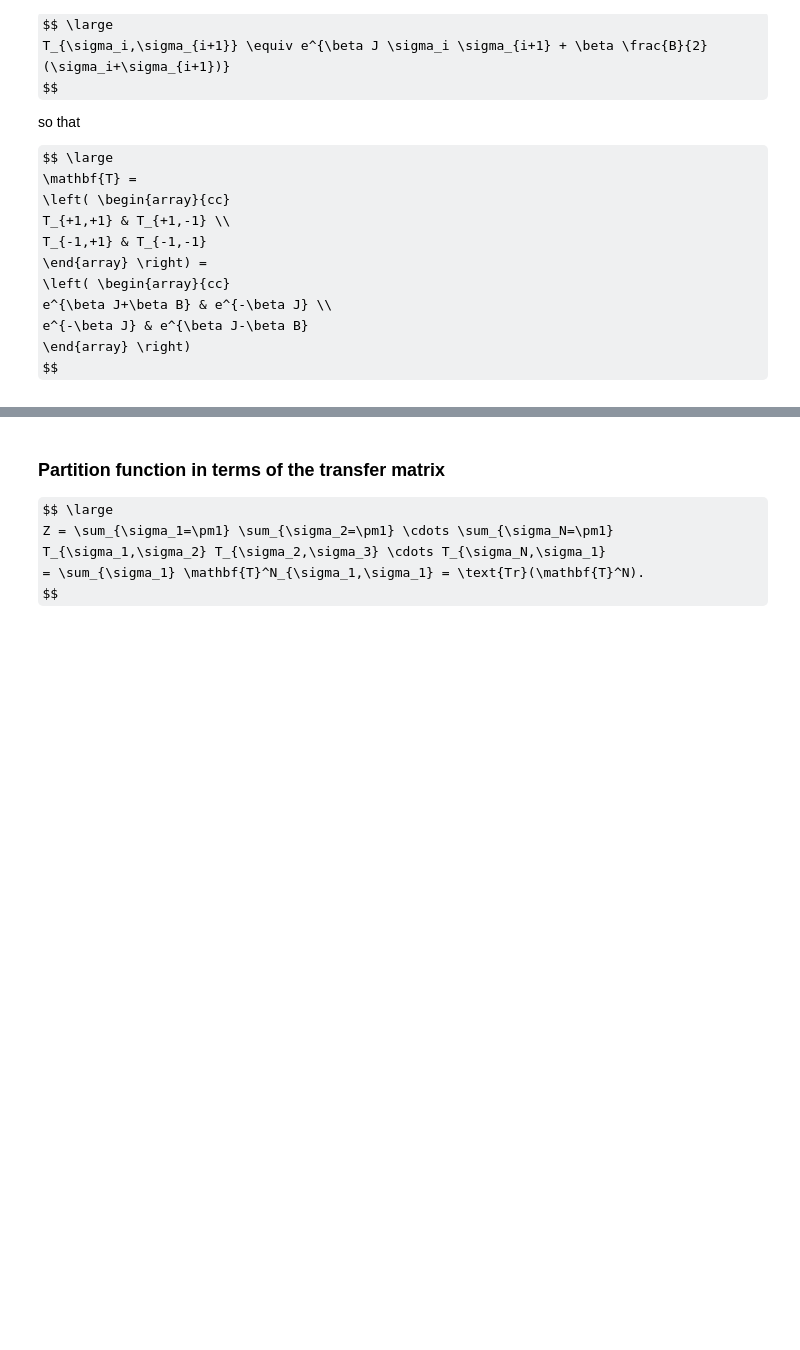
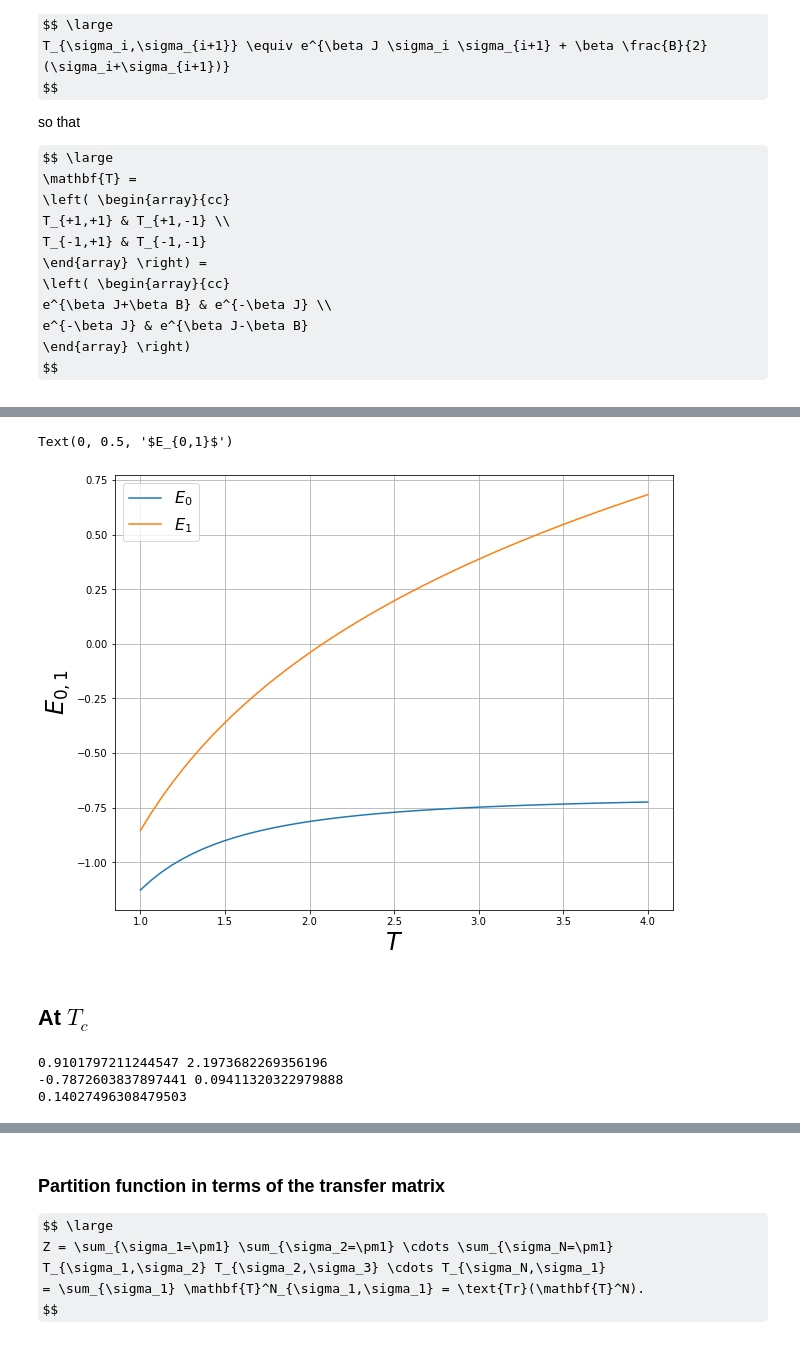
Before and after one commit to pcchen/Computational-Physics, a Jupyter notebook: Ising Model.ipynb, the cells around one changed output, grey strips where cells are left out. Cells and saved outputs as stored; diff of their text form; code cells hidden in the pictures; some formulas as TeX source; blank space fills up the shorter version.

```diff
--- a/Ising Model.ipynb
+++ b/Ising Model.ipynb
@@ -64,0 +105,42 @@ $$
+# %%
+L = 1
+B = 0
+T = np.linspace(1, 4)
+
+λ0 = np.zeros_like(T)
+λ1 = np.zeros_like(T)
+
+for i in range(T.shape[0]):
+    𝛽 = 1/T[i]
+    λ1[i], λ0[i] = np.linalg.eigvalsh(TM1(𝛽, B, J))
+
+E0 = -np.log(λ0)
+E1 = -np.log(λ1)
+
+fig, ax = plt.subplots(figsize=(10,8))
+ax.plot(T, E0/L, label=r'$E_0$')
+ax.plot(T, E1/L, label=r'$E_1$')
+
+ax.legend(fontsize=16)
+ax.grid()
+ax.set_xlabel(r'$T$', fontsize=24)
+ax.set_ylabel(r'$E_{0,1}$', fontsize=24)
+# %% [output]
+Text(0, 0.5, '$E_{0,1}$')
+[figure, added]
+# %% [markdown]
+## At $T_c$
+# %%
+T = Tc
+𝛽 = 1/T
+L=1
+λ1, λ0 = np.linalg.eigvalsh(TM1(𝛽, 0, 1))
+print(λ1, λ0)
+E0 = -np.log(λ0)
+E1 = -np.log(λ1)
+print(E0,E1)
+print((E1-E0)*L/(2*π))
+# %% [output]
+0.9101797211244547 2.1973682269356196
+-0.7872603837897441 0.09411320322979888
+0.14027496308479503
```
Also changed, not shown: parts of 22 cells of this notebook.
